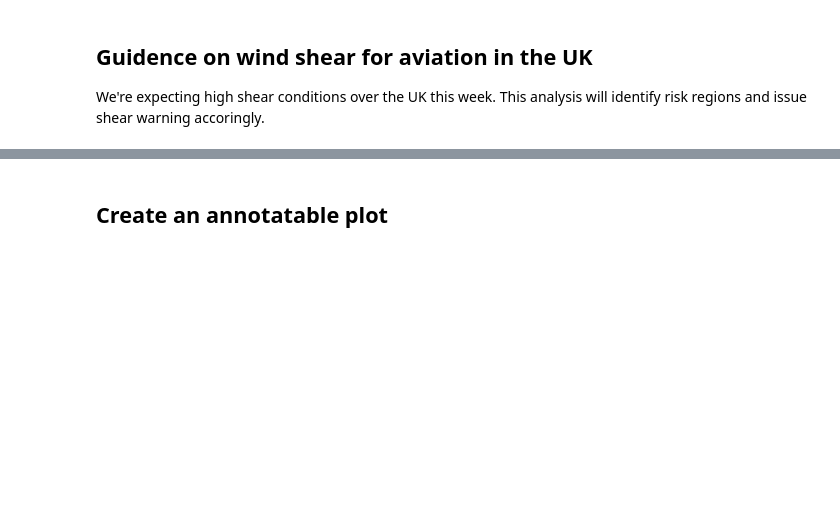
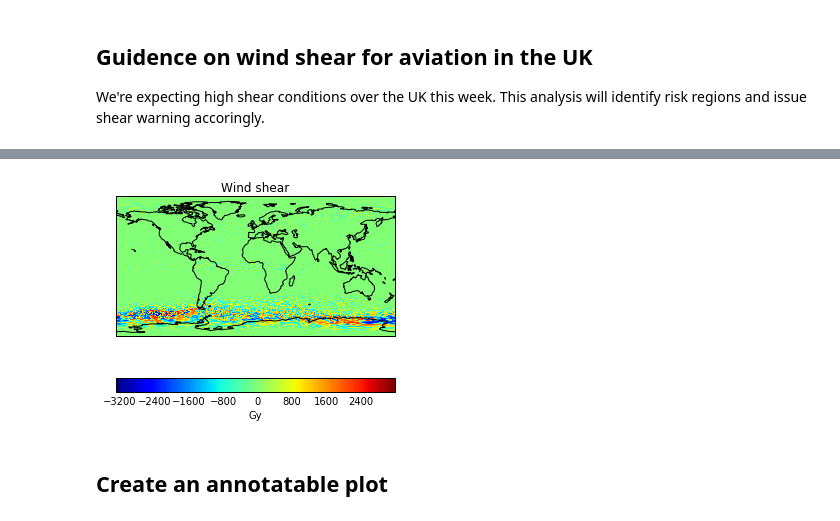
Before and after one commit to informatics-lab/windshear_demo, a Jupyter notebook: wind_shear.ipynb, the cells around one changed output, grey strips where cells are left out. Drawn from its saved outputs; the diff is of its cells as text; code cells hidden in the pictures; blank space fills up the shorter version.

```diff
--- a/wind_shear.ipynb
+++ b/wind_shear.ipynb
@@ -94,5 +71,5 @@ ValueError: This operation cannot be performed as there are differing coordinate
 # %%
 # pass subsetted datasets to wind shear calculation
 
-shear = calculate_shear(wind_speed, wind_dir)
+shear = calculate_shear(speed, direction)
 shear
@@ -99,3 +86,18 @@ shear
+# %%
+import matplotlib.pyplot as plt
+import iris.plot as iplt
+import iris.quickplot as qplt
+plt.figure(figsize=(5,5))
+
+
+qplt.pcolormesh(shear[0,0,0,30])
+
+# Add coastlines to the map created by contourf.
+plt.gca().coastlines()
+
+plt.show()
+# %% [output]
+[figure, added]
 # %% [markdown]
 ## Create an annotatable plot
 # %%
```
Also changed, not shown: parts of 11 cells of this notebook, 1 other file.
